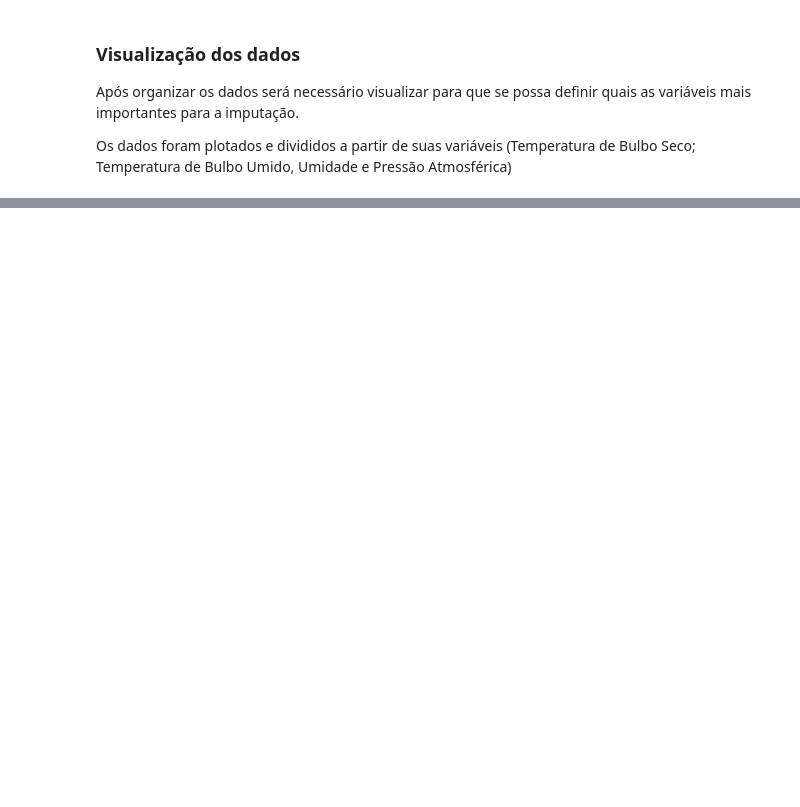
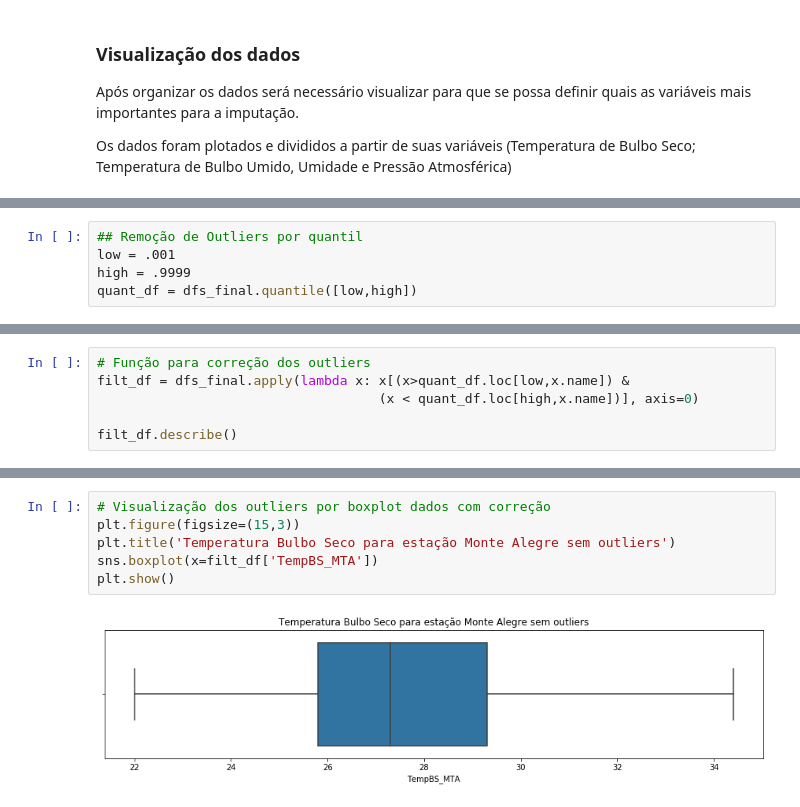
Before and after one commit to helvecioneto/CAP-351, a Jupyter notebook: 05-RNN.ipynb, the cells around one changed output, grey strips where cells are left out. Saved outputs shown, nothing was run; the diff lists cells and outputs as text; blank space fills up the shorter version.

Commit message:
Preparação Dados estacoes Amazonia

```diff
--- a/05-RNN.ipynb
+++ b/05-RNN.ipynb
@@ -1217,0 +974,5 @@ df
+# %%
+## Remoção de Outliers por quantil
+low = .001
+high = .9999
+quant_df = dfs_final.quantile([low,high])
@@ -1217,0 +986,6 @@ df
+# %%
+# Função para correção dos outliers
+filt_df = dfs_final.apply(lambda x: x[(x>quant_df.loc[low,x.name]) &
+                                    (x < quant_df.loc[high,x.name])], axis=0)
+
+filt_df.describe()
@@ -1217,0 +1046,8 @@ df
+# %%
+# Visualização dos outliers por boxplot dados com correção
+plt.figure(figsize=(15,3))
+plt.title('Temperatura Bulbo Seco para estação Monte Alegre sem outliers')
+sns.boxplot(x=filt_df['TempBS_MTA'])
+plt.show()
+# %% [output]
+[figure, added]
```
Also changed, not shown: parts of 69 cells of this notebook.
